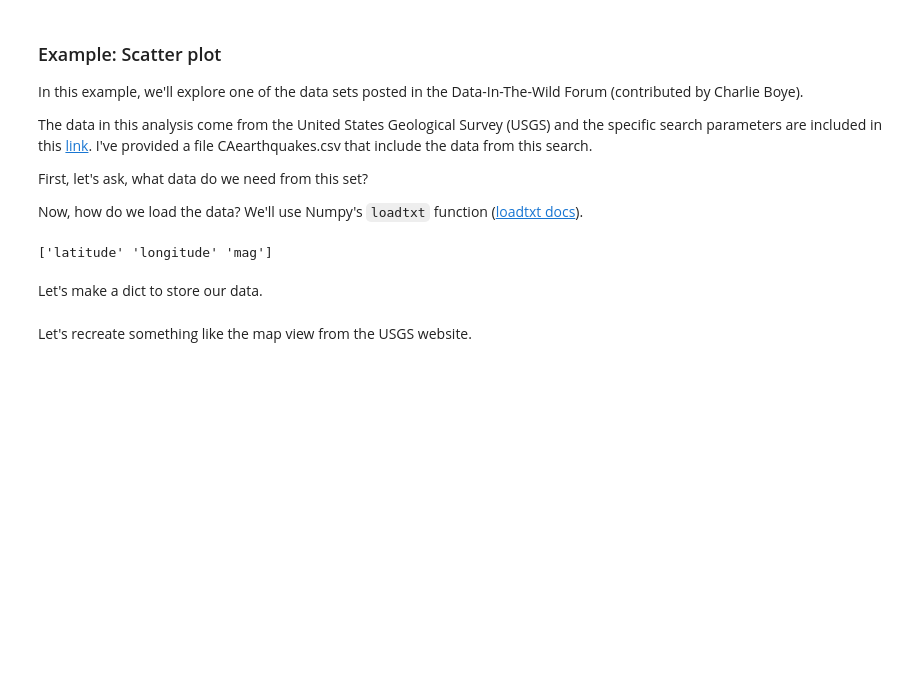
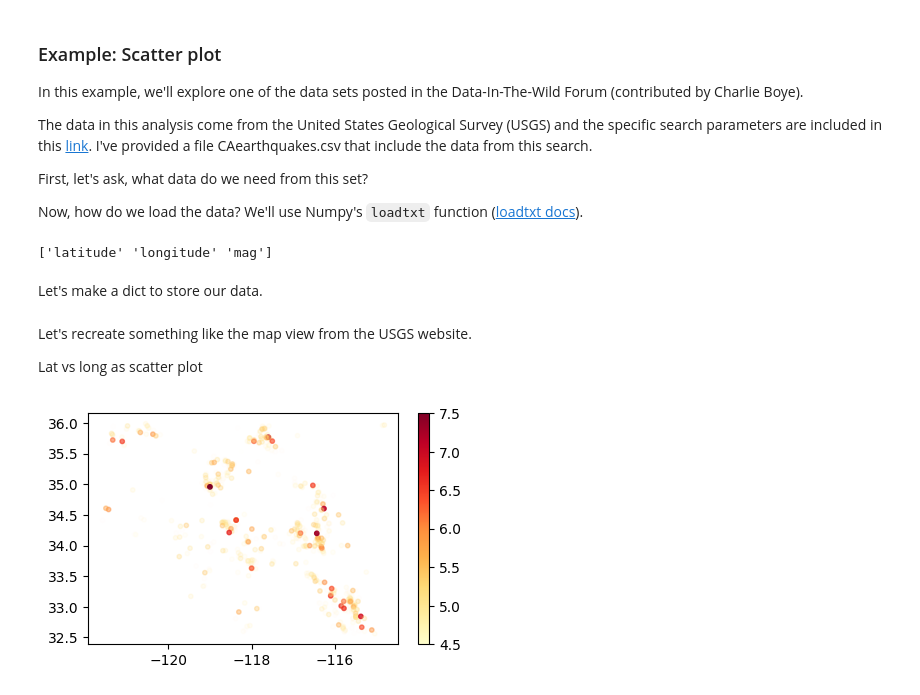
Before and after one commit to GettysburgDataScience/DS256-ClassNotes, a Jupyter notebook: _sources/02_NumpyMatplotlib/03_matplotlib.ipynb, the cells around one changed output. Drawn from its saved outputs; the diff is of its cells as text; code cells hidden in the pictures; blank space fills up the shorter version.

```diff
--- a/_sources/02_NumpyMatplotlib/03_matplotlib.ipynb
+++ b/_sources/02_NumpyMatplotlib/03_matplotlib.ipynb
@@ -176,3 +200,21 @@ for k, header in enumerate(eq_headers):
 eq['date'] = eq_dates
 # %% [markdown]
 Let's recreate something like the map view from the USGS website.
+
+Lat vs long as scatter plot
+# %%
+# Student requested making the opacity of the markers indicate magnitude.
+# alpha (opacity) takes a value from 0-1 (transparent - opaque).
+# To scale an array so the values are in the 0-1 range, subtract off the minimum and divide by (max - min)
+mag_01 = (eq['mag'] - eq['mag'].min())/(eq['mag'].max()-eq['mag'].min())
+
+fig, ax = plt.subplots(1,1, figsize = (5,3))
+sc = ax.scatter(eq['longitude'], eq['latitude'],
+                s = 10,
+                c = eq['mag'], alpha = mag, cmap = 'YlOrRd'
+                )
+
+fig.colorbar(sc)
+plt.show()
+# %% [output]
+[figure, added]
```
Also changed, not shown: parts of 8 cells of this notebook, 23 other files.
